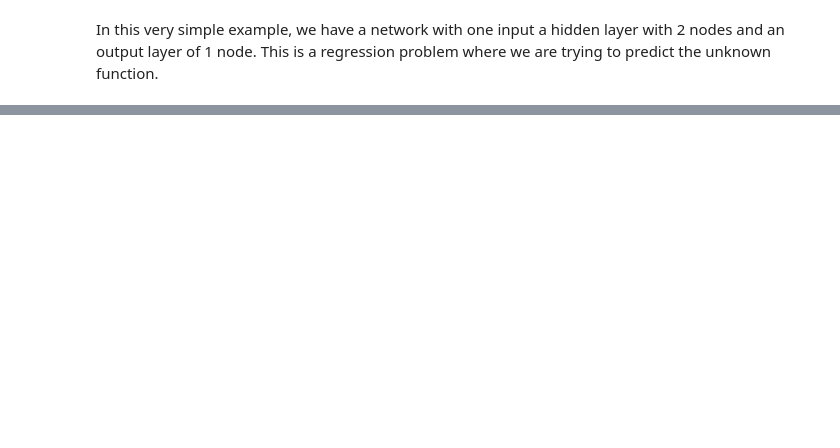
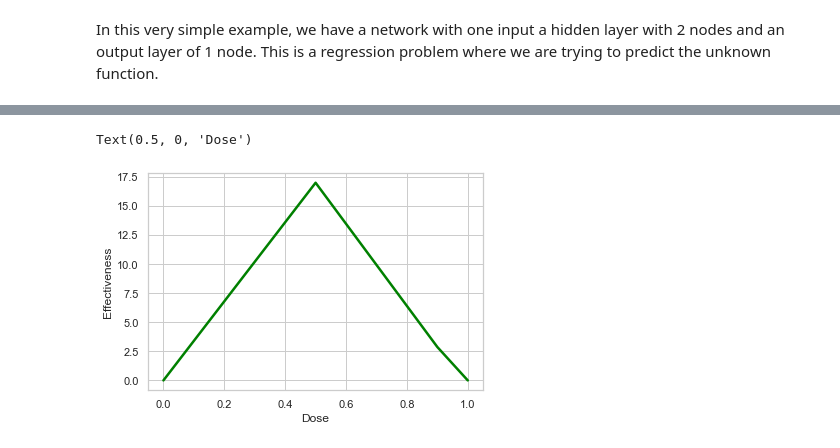
Before and after one commit to nateeatsrice/base_nn, a Jupyter notebook: pytorch_base_nn.ipynb, the cells around one changed output, grey strips where cells are left out. Drawn from its saved outputs; the diff is of its cells as text; code cells hidden in the pictures; blank space fills up the shorter version.

```diff
--- a/pytorch_base_nn.ipynb
+++ b/pytorch_base_nn.ipynb
@@ -48,0 +68,41 @@ input_doses = torch.linspace(start = 0)
+# %%
+class BasicNN_train(nn.Module):# cloned class used for training
+    def __init__(self):
+        super().__init__() #inheriting the attribute of the parent class nn.Module
+        self.w00 = nn.Parameter(torch.tensor(1.7), requires_grad=False) # using nn.Parameter gives us the option to optimize it
+        self.b00 = nn.Parameter(torch.tensor(-0.85), requires_grad=False) # Manually inputing optimized values
+        self.w01 = nn.Parameter(torch.tensor(-40.8), requires_grad=False)
+
+        self.w10 = nn.Parameter(torch.tensor(12.6), requires_grad=False)
+        self.b10 = nn.Parameter(torch.tensor(0.0), requires_grad=False)
+        self.w11 = nn.Parameter(torch.tensor(2.7), requires_grad=False)
+
+        self.final_bias = nn.Parameter(torch.tensor(0.0), requires_grad=True) # "requires_grad = True" is the statement used to tell pytorch to use gradient to optimize
+
+    def forward (self,input):#Create forward propagation function for one input 2 node hidden layer with 1 output
+        input_to_relu_1 = input * self.w00 + self.b00
+        relu_1_output = F.relu(input_to_relu_1)
+        scaled_relu_1_output = relu_1_output * self.w01
+
+        input_to_relu_2 = input * self.w10 + self.b10
+        relu_2_output = F.relu(input_to_relu_2)
+        scaled_relu_2_output = relu_2_output * self.w11
+
+        input_to_final_relu = scaled_relu_1_output + scaled_relu_2_output + self.final_bias
+
+        output = F.relu(input_to_final_relu)
+
+        return(output)
+# %%
+model2 = BasicNN_train()
+
+output_values2 = model2(input_doses)# input is still input doses
+# %%
+# still graphing with input doses, the .detach method is used to not use the gradient when graphing
+sns.lineplot(x = input_doses, y = output_values2.detach(), color = "green", linewidth = 2.5)
+plt.ylabel('Effectiveness')
+plt.xlabel('Dose')
+# because we have not given pytorch any observations to try and optimize towards the finl bias of 0 is used, thus we have a y axis of 17.5
+# %% [output]
+Text(0.5, 0, 'Dose')
+[figure, added]
```
Also changed, not shown: parts of 8 cells of this notebook, 1 other file.
